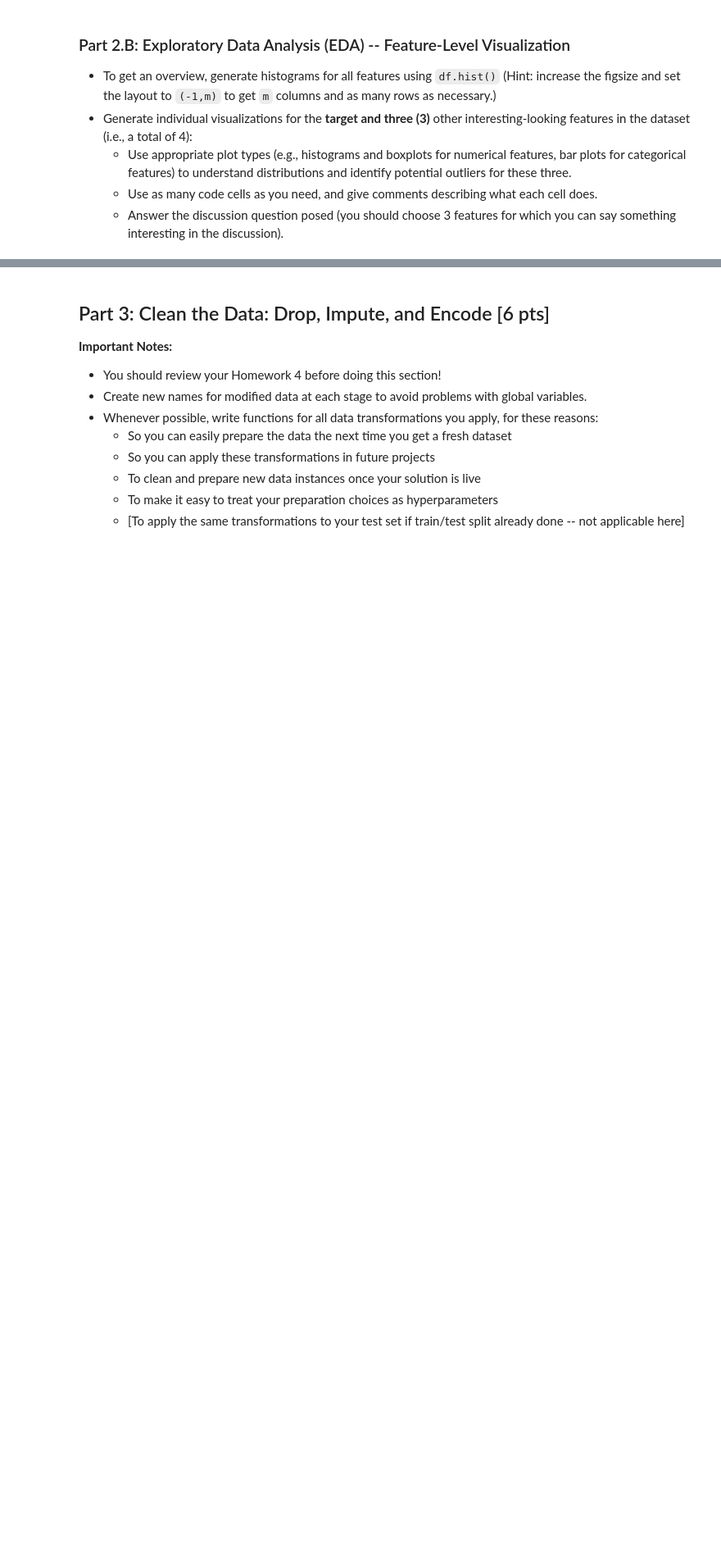
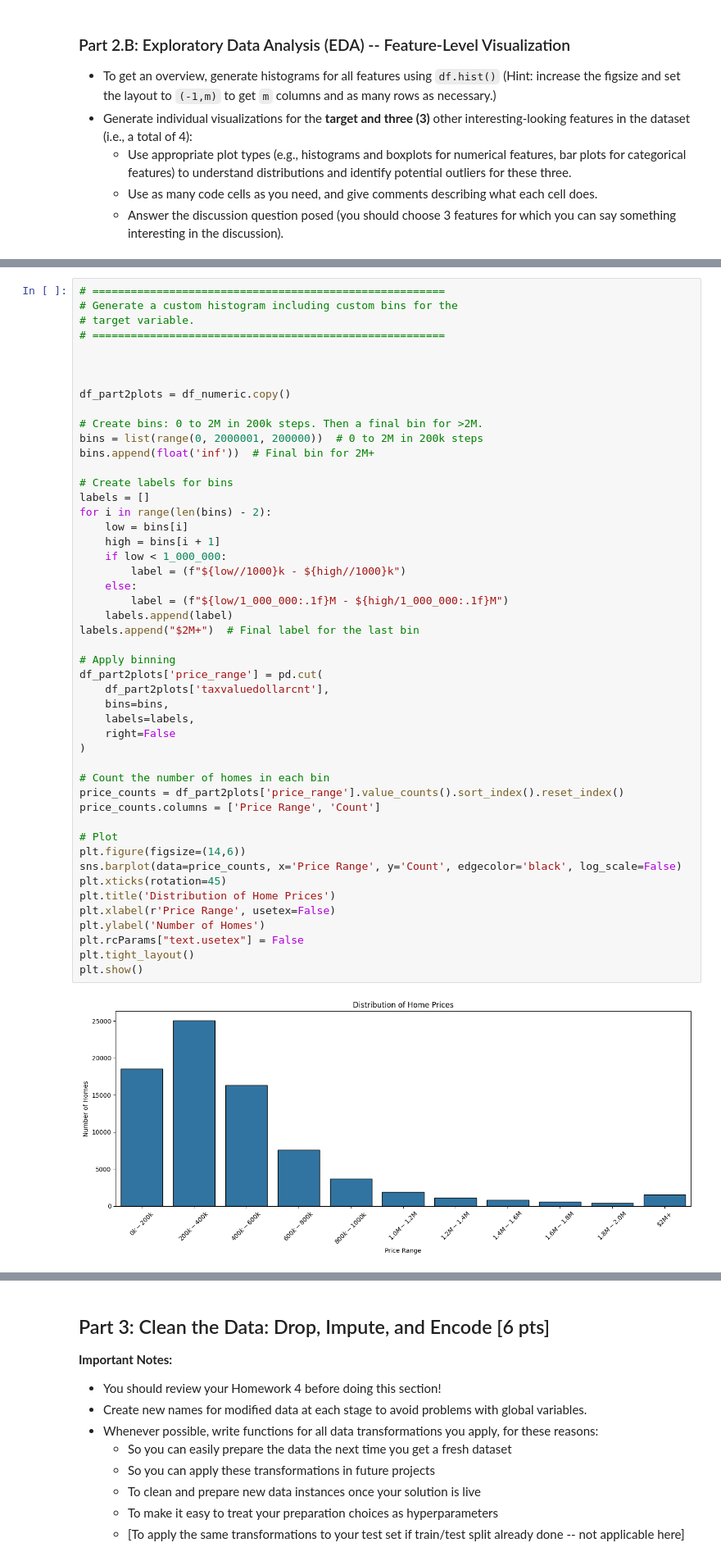
Before and after one commit to LeeMcFarling/Module_3_Milestone_1, a Jupyter notebook: Milestone_01.ipynb, the cells around one changed output, grey strips where cells are left out. Shown at 82% size. Drawn from its saved outputs; the diff is of its cells as text; blank space fills up the shorter version.

```diff
--- a/Milestone_01.ipynb
+++ b/Milestone_01.ipynb
@@ -543,0 +627,50 @@ plt.tight_layout()
+# %%
+# =======================================================
+# Generate a custom histogram including custom bins for the
+# target variable.
+# =======================================================
+
+
+
+df_part2plots = df_numeric.copy()
+
+# Create bins: 0 to 2M in 200k steps. Then a final bin for >2M.
+bins = list(range(0, 2000001, 200000))  # 0 to 2M in 200k steps
+bins.append(float('inf'))  # Final bin for 2M+
+
+# Create labels for bins
+labels = []
+for i in range(len(bins) - 2):
+    low = bins[i]
+    high = bins[i + 1]
+    if low < 1_000_000:
+        label = (f"${low//1000}k - ${high//1000}k")
+    else:
+        label = (f"${low/1_000_000:.1f}M - ${high/1_000_000:.1f}M")
+    labels.append(label)
+labels.append("$2M+")  # Final label for the last bin
+
+# Apply binning
+df_part2plots['price_range'] = pd.cut(
+    df_part2plots['taxvaluedollarcnt'],
+    bins=bins,
+    labels=labels,
+    right=False
+)
+
+# Count the number of homes in each bin
+price_counts = df_part2plots['price_range'].value_counts().sort_index().reset_index()
+price_counts.columns = ['Price Range', 'Count']
+
+# Plot
+plt.figure(figsize=(14,6))
+sns.barplot(data=price_counts, x='Price Range', y='Count', edgecolor='black', log_scale=False)
+plt.xticks(rotation=45)
+plt.title('Distribution of Home Prices')
+plt.xlabel(r'Price Range', usetex=False)
+plt.ylabel('Number of Homes')
+plt.rcParams["text.usetex"] = False
+plt.tight_layout()
+plt.show()
+# %% [output]
+[figure, added]
```
Also changed, not shown: parts of 52 cells of this notebook.
